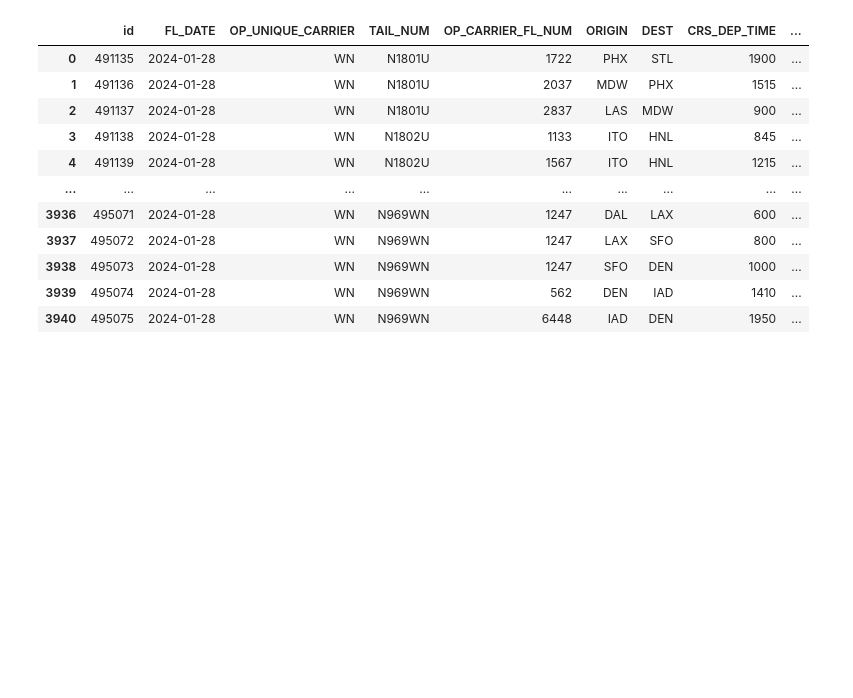
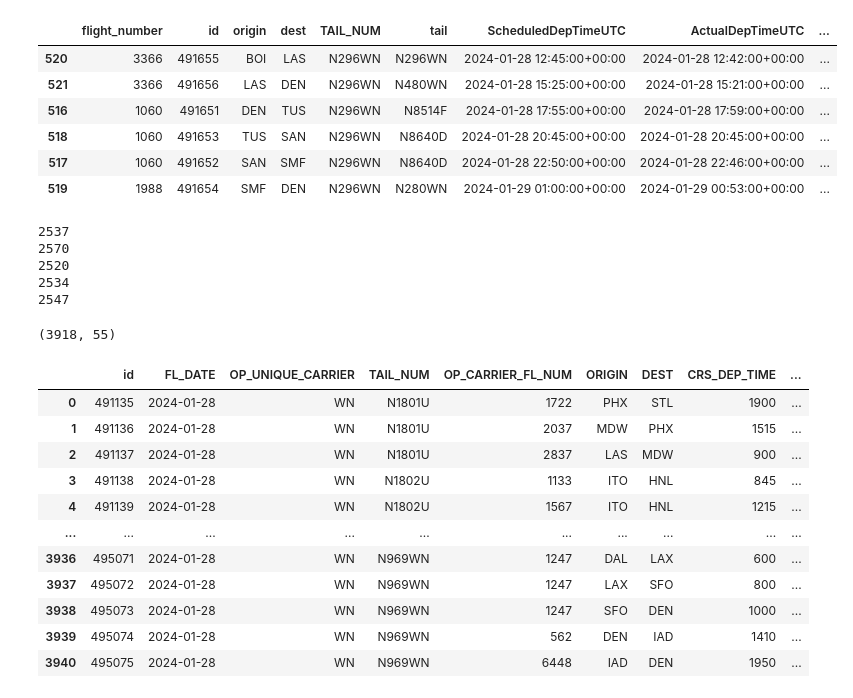
Before and after one commit to broad-well/recovair-abm, a Jupyter notebook: validation/compare_outcomes.ipynb, the cells around one changed output. Drawn from its saved outputs; the diff is of its cells as text; code cells hidden in the pictures; blank space fills up the shorter version.

```diff
--- a/validation/compare_outcomes.ipynb
+++ b/validation/compare_outcomes.ipynb
@@ -35,0 +132,23 @@ sim_df
+# %%
+comps_2024[0].merged.query('TAIL_NUM == "N296WN"').sort_values('ActualDepTimeUTC')[['flight_number', 'id', 'origin', 'dest', 'TAIL_NUM', 'tail', 'ScheduledDepTimeUTC', 'ActualDepTimeUTC', 'dep_time', 'ActualArrTimeUTC', 'arr_time', 'DEP_DELAY_act', 'DEP_DELAY_sim']]
+# %% [output]
+|  | flight_number | id | origin | dest | TAIL_NUM | tail | ScheduledDepTimeUTC | ActualDepTimeUTC | ... |
+| 520 | 3366 | 491655 | BOI | LAS | N296WN | N296WN | 2024-01-28 12:45:00+00:00 | 2024-01-28 12:42:00+00:00 | ... |
+| 521 | 3366 | 491656 | LAS | DEN | N296WN | N480WN | 2024-01-28 15:25:00+00:00 | 2024-01-28 15:21:00+00:00 | ... |
+| 516 | 1060 | 491651 | DEN | TUS | N296WN | N8514F | 2024-01-28 17:55:00+00:00 | 2024-01-28 17:59:00+00:00 | ... |
+| 518 | 1060 | 491653 | TUS | SAN | N296WN | N8640D | 2024-01-28 20:45:00+00:00 | 2024-01-28 20:45:00+00:00 | ... |
+| 517 | 1060 | 491652 | SAN | SMF | N296WN | N8640D | 2024-01-28 22:50:00+00:00 | 2024-01-28 22:46:00+00:00 | ... |
+| 519 | 1988 | 491654 | SMF | DEN | N296WN | N280WN | 2024-01-29 01:00:00+00:00 | 2024-01-29 00:53:00+00:00 | ... |
+# %%
+for comp in comps_2022:
+    print(comp.num_different_aircraft())
+# %% [output]
+2537
+2570
+2520
+2534
+2547
+# %%
+comps_2022[0].actual.shape
+# %% [output]
+(3918, 55)
```
Also changed, not shown: parts of 12 cells of this notebook, 2 other files.
